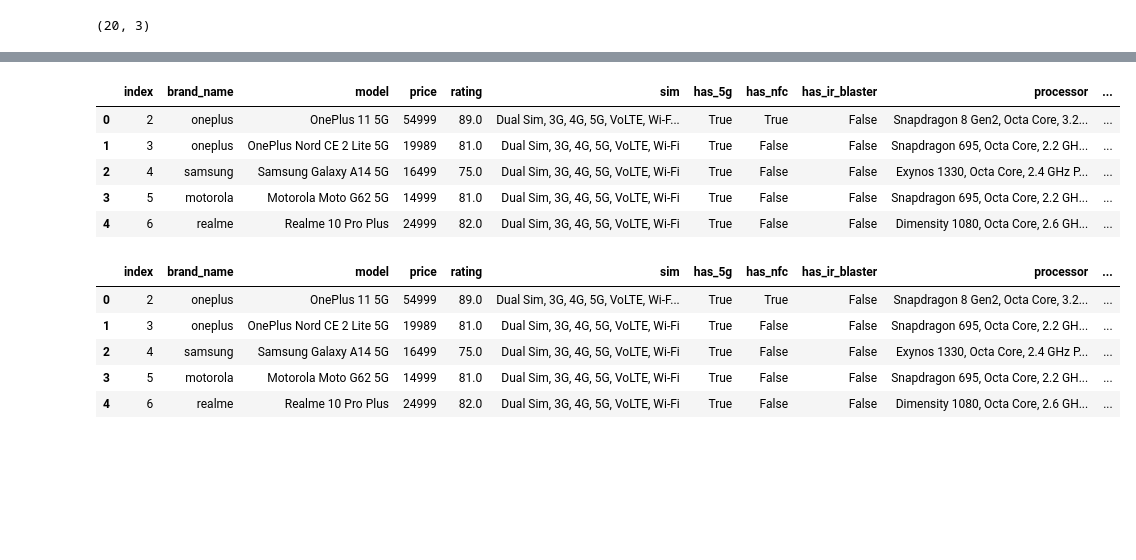
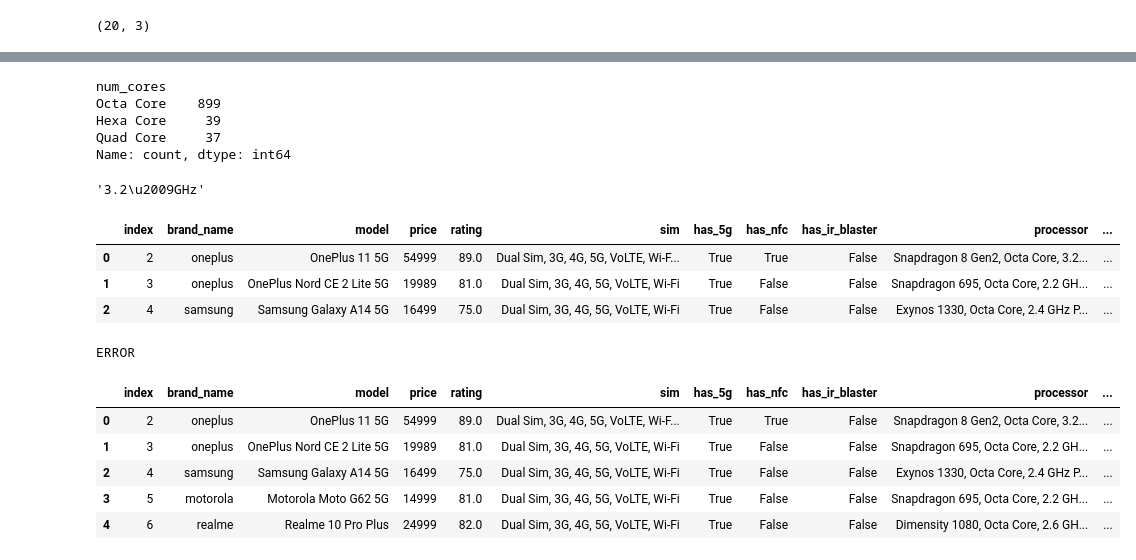
Before and after one commit to sushanttwayana/Exploratory_Data_Analysis-EDA-, a Jupyter notebook: 4. Data_Analysis_Cleaning/4.SmartPhoneData_Analysis/1.data_cleaning_smartphone_data.ipynb, the cells around one changed output, grey strips where cells are left out. Saved outputs shown, nothing was run; the diff lists cells and outputs as text; code cells hidden in the pictures; blank space fills up the shorter version.

```diff
--- a/4. Data_Analysis_Cleaning/4.SmartPhoneData_Analysis/1.data_cleaning_smartphone_data.ipynb
+++ b/4. Data_Analysis_Cleaning/4.SmartPhoneData_Analysis/1.data_cleaning_smartphone_data.ipynb
@@ -723,16 +900,30 @@ df1['num_cores'] = df1['num_cores'].str.strip()
 # %%
 df1['num_cores'] = df1['num_cores'].str.replace('Octa Core Processor','Octa Core').str.replace('Hexa Core Processor','Hexa Core')
+# %%
+df1['num_cores'].value_counts()
+# %% [output]
+num_cores
+Octa Core    899
+Hexa Core     39
+Quad Core     37
+Name: count, dtype: int64
+# %%
+df1['processor_speed'].str.strip().str.split(' ').str.get(0)[0]
+# %% [output]
+'3.2\u2009GHz'
 # %%
 df1['processor_speed'] = df1['processor_speed'].str.strip().str.split(' ').str.get(0).str.replace('\u2009',' ').str.split(' ').str.get(0).astype(float)
 # %%
-df1.head()
+df1.head(3)
 # %% [output]
 |  | index | brand_name | model | price | rating | sim | has_5g | has_nfc | has_ir_blaster | processor | ... |
 | 0 | 2 | oneplus | OnePlus 11 5G | 54999 | 89.0 | Dual Sim, 3G, 4G, 5G, VoLTE, Wi-F... | True | True | False | Snapdragon 8 Gen2, Octa Core, 3.2... | ... |
 | 1 | 3 | oneplus | OnePlus Nord CE 2 Lite 5G | 19989 | 81.0 | Dual Sim, 3G, 4G, 5G, VoLTE, Wi-Fi | True | False | False | Snapdragon 695, Octa Core, 2.2 GH... | ... |
 | 2 | 4 | samsung | Samsung Galaxy A14 5G | 16499 | 75.0 | Dual Sim, 3G, 4G, 5G, VoLTE, Wi-Fi | True | False | False | Exynos 1330, Octa Core, 2.4 GHz P... | ... |
-| 3 | 5 | motorola | Motorola Moto G62 5G | 14999 | 81.0 | Dual Sim, 3G, 4G, 5G, VoLTE, Wi-Fi | True | False | False | Snapdragon 695, Octa Core, 2.2 GH... | ... |
-| 4 | 6 | realme | Realme 10 Pro Plus | 24999 | 82.0 | Dual Sim, 3G, 4G, 5G, VoLTE, Wi-Fi | True | False | False | Dimensity 1080, Octa Core, 2.6 GH... | ... |
+# %%
+print("ERROR")
+# %% [output]
+ERROR
 # %%
 ram_capacity = df1['ram'].str.strip().str.split(',').str.get(0).str.findall(r'\b(\d+)\b').str.get(0)
 # %%
```
Also changed, not shown: parts of 15 cells of this notebook, 1 other file.
